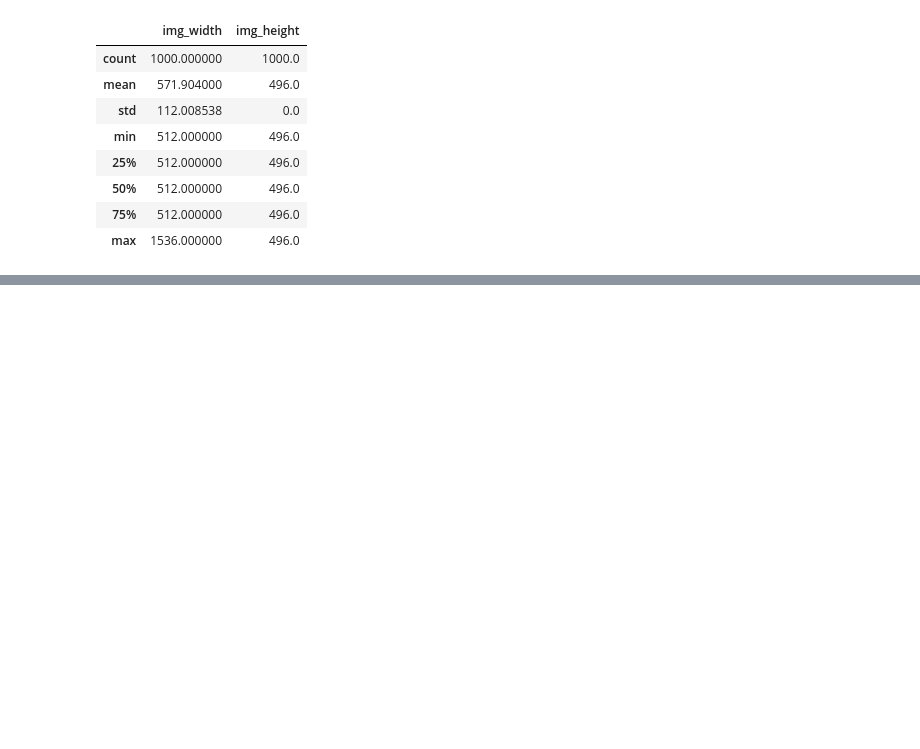
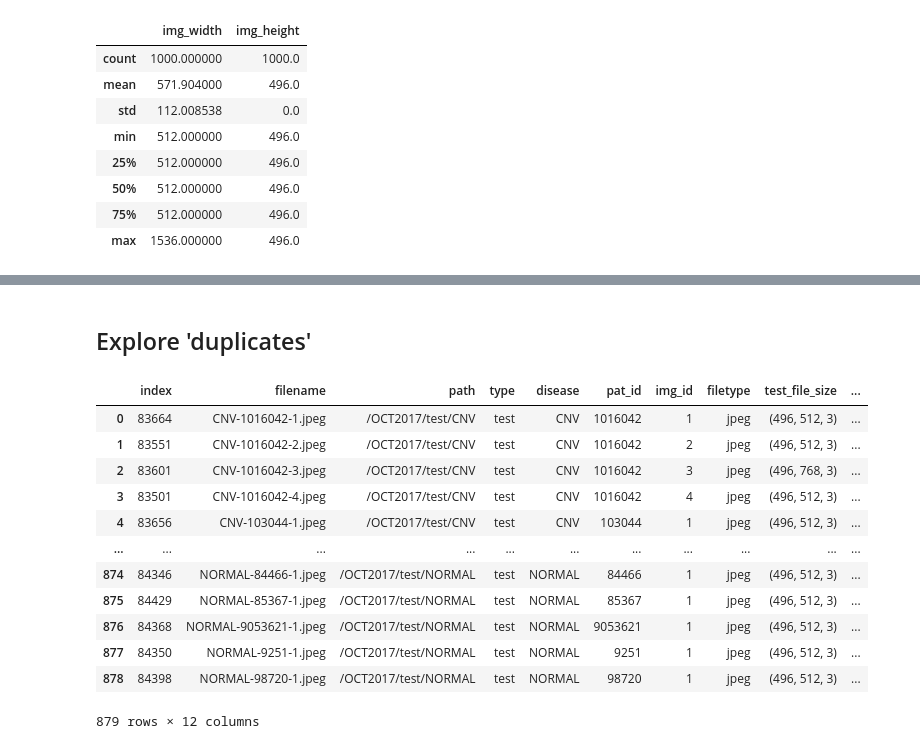
Before and after one commit to jenningst/oct-contrastive-loss-vs-transfer-learning, a Jupyter notebook: notebooks/data-ingestion.ipynb, the cells around one changed output, grey strips where cells are left out. Saved outputs shown, nothing was run; the diff lists cells and outputs as text; code cells hidden in the pictures; blank space fills up the shorter version.

```diff
--- a/notebooks/data-ingestion.ipynb
+++ b/notebooks/data-ingestion.ipynb
@@ -267,0 +274,18 @@ oct_df.loc[oct_df['type'] == 'test', ['type','img_width','img_height']].describe
+# %% [markdown]
+## Explore 'duplicates'
+# %%
+duplicate_files.reset_index()
+# %% [output]
+|  | index | filename | path | type | disease | pat_id | img_id | filetype | test_file_size | ... |
+| 0 | 83664 | CNV-1016042-1.jpeg | /OCT2017/test/CNV | test | CNV | 1016042 | 1 | jpeg | (496, 512, 3) | ... |
+| 1 | 83551 | CNV-1016042-2.jpeg | /OCT2017/test/CNV | test | CNV | 1016042 | 2 | jpeg | (496, 512, 3) | ... |
+| 2 | 83601 | CNV-1016042-3.jpeg | /OCT2017/test/CNV | test | CNV | 1016042 | 3 | jpeg | (496, 768, 3) | ... |
+| 3 | 83501 | CNV-1016042-4.jpeg | /OCT2017/test/CNV | test | CNV | 1016042 | 4 | jpeg | (496, 512, 3) | ... |
+| 4 | 83656 | CNV-103044-1.jpeg | /OCT2017/test/CNV | test | CNV | 103044 | 1 | jpeg | (496, 512, 3) | ... |
+| ... | ... | ... | ... | ... | ... | ... | ... | ... | ... | ... |
+| 874 | 84346 | NORMAL-84466-1.jpeg | /OCT2017/test/NORMAL | test | NORMAL | 84466 | 1 | jpeg | (496, 512, 3) | ... |
+| 875 | 84429 | NORMAL-85367-1.jpeg | /OCT2017/test/NORMAL | test | NORMAL | 85367 | 1 | jpeg | (496, 512, 3) | ... |
+| 876 | 84368 | NORMAL-9053621-1.jpeg | /OCT2017/test/NORMAL | test | NORMAL | 9053621 | 1 | jpeg | (496, 512, 3) | ... |
+| 877 | 84350 | NORMAL-9251-1.jpeg | /OCT2017/test/NORMAL | test | NORMAL | 9251 | 1 | jpeg | (496, 512, 3) | ... |
+| 878 | 84398 | NORMAL-98720-1.jpeg | /OCT2017/test/NORMAL | test | NORMAL | 98720 | 1 | jpeg | (496, 512, 3) | ... |
+879 rows × 12 columns
```
Also changed, not shown: parts of 13 cells of this notebook.
